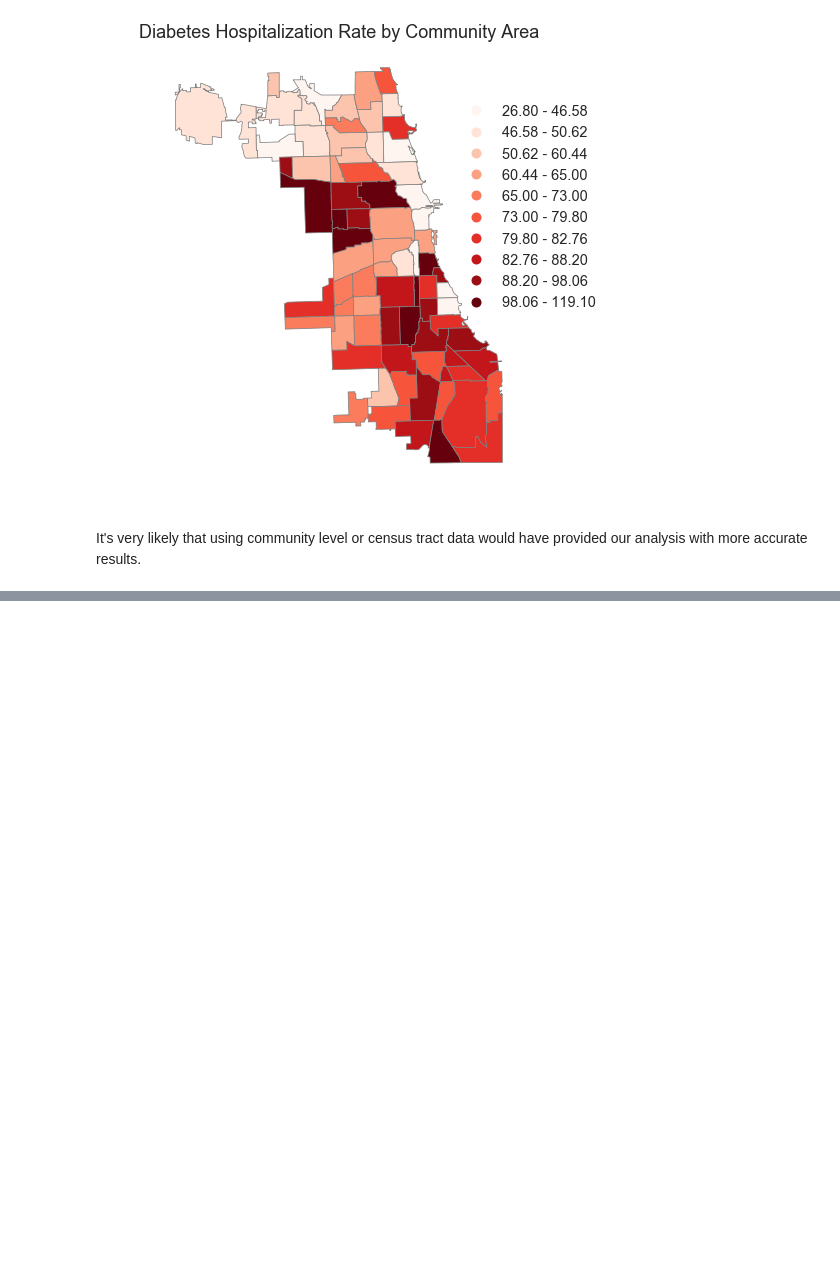
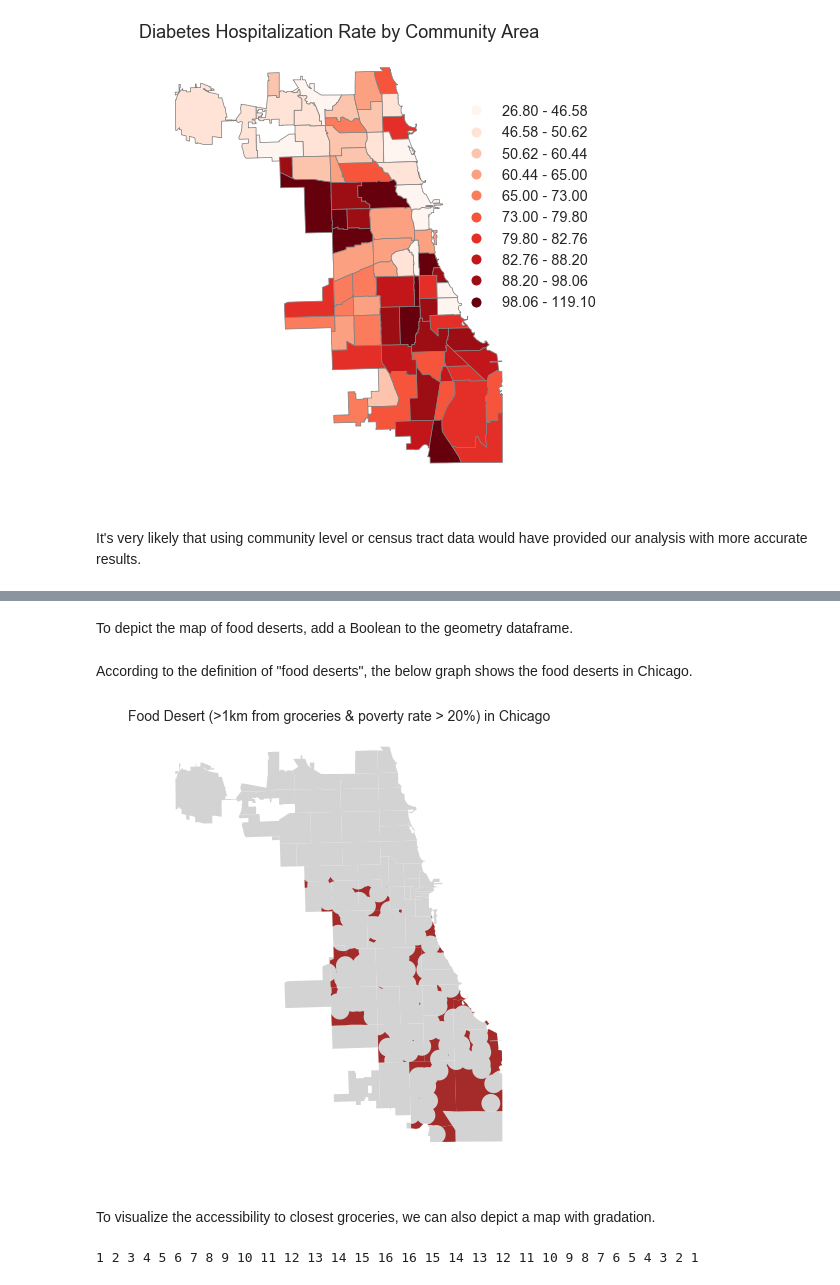
Before and after one commit to a-artola/final-project-FD, a Jupyter notebook: food_desert_coding.ipynb, the cells around one changed output, grey strips where cells are left out. Saved outputs shown, nothing was run; the diff lists cells and outputs as text; code cells hidden in the pictures; blank space fills up the shorter version.

```diff
--- a/food_desert_coding.ipynb
+++ b/food_desert_coding.ipynb
@@ -606,0 +626,50 @@ It's very likely that using community level or census tract data would have prov
+# %%
+zipc = gpd.read_file("Boundaries - ZIP Codes.geojson").to_crs(epsg = 3528)
+guu = grg.unary_union
+guu_neighbor = grg.buffer(1000).unary_union
+
+zipc["food_desert_area"] = zipc.difference(guu_neighbor).area
+zipc.set_index("zip", inplace = True)
+
+pov_url="https://api.census.gov/data/2015/acs/acs5/profile?get=DP03_0119PE&for=zip%20code%20tabulation%20area:*"
+pov_resp = requests.get(pov_url).json()
+poverty = pd.DataFrame(data = pov_resp[1:], columns = pov_resp[0])
+
+poverty.rename(columns={"zip code tabulation area":"zip_code","DP03_0119PE":"Poverty_Rate"}, inplace = True)
+poverty.set_index("zip_code", inplace = True)
+
+geo_zpov = zipc.join(poverty,how="inner")
+
+food_desert = geo_zpov[(geo_zpov.food_desert_area>0)&(geo_zpov.Poverty_Rate.astype(float)>20)]
+# %% [markdown]
+To depict the map of food deserts, add a Boolean to the geometry dataframe.
+# %%
+fd = list(food_desert.index)
+zipc["desert"]=zipc.index.isin(fd)
+# %% [markdown]
+According to the definition of "food deserts", the below graph shows the food deserts in Chicago.
+# %%
+ax= zipc.plot(color = "lightgrey", figsize = (8, 8))
+zipc[zipc.desert].difference(guu_neighbor).plot(ax = ax, color = "brown")
+ax.set_axis_off()
+ax.set_title("Food Desert (>1km from groceries & poverty rate > 20%) in Chicago", fontsize = 14, y = 1)
+fig = ax.get_figure()
+fig.savefig("Food_Desert_Chiago.png", dpi=300, transparent=True, bbox_inches = "tight", pad_inches=0.2)
+# %% [output]
+[figure, added]
+# %% [markdown]
+To visualize the accessibility to closest groceries, we can also depict a map with gradation.
+# %%
+zuu = zipc.unary_union
+# make a gradation display
+geo = [guu] # list of geometry data
+for r in range(1, 17):
+    print(r, end = " ")
+    b = r * 100
+    geo.append(guu.buffer(r*100).intersection(zuu))
+
+for r in range(16, 0, -1):
+    print(r, end = " ")
+    geo[r] = geo[r].difference(geo[r-1])
+# %% [output]
+1 2 3 4 5 6 7 8 9 10 11 12 13 14 15 16 16 15 14 13 12 11 10 9 8 7 6 5 4 3 2 1
```
Also changed, not shown: parts of 17 cells of this notebook.
